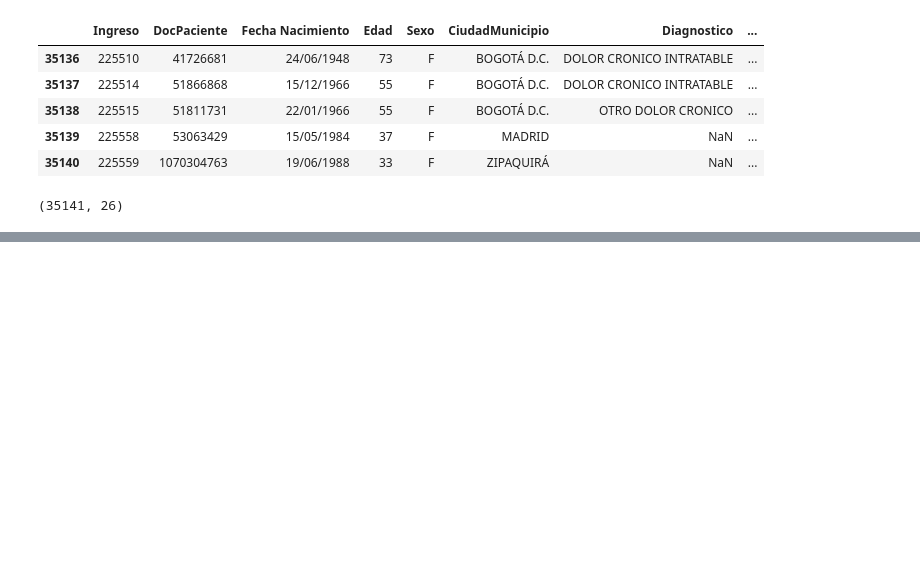
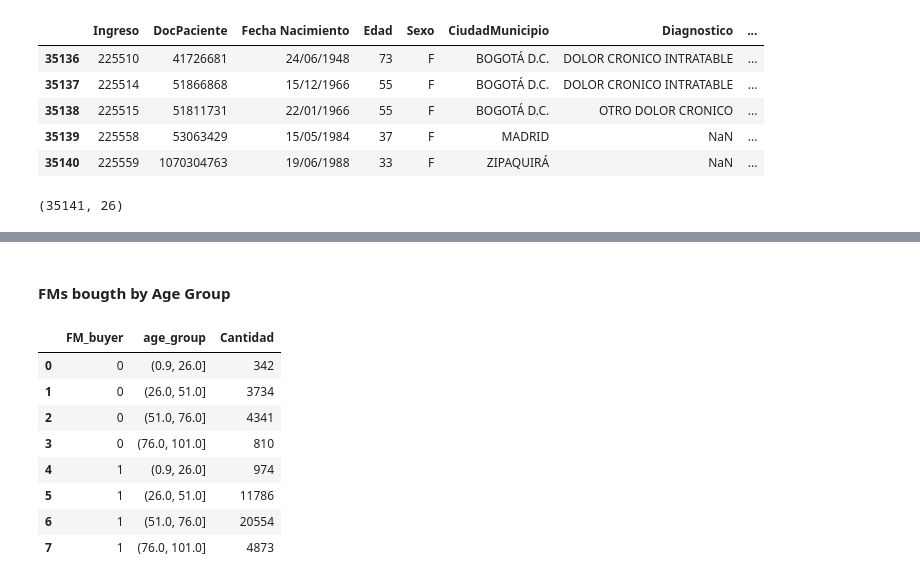
Before and after one commit to princeKike27/Khiron-Next-Buyers-FM, a Jupyter notebook: Khiron_Next_Buyers_FM.ipynb, the cells around one changed output, grey strips where cells are left out. Cells and saved outputs as stored; diff of their text form; code cells hidden in the pictures; blank space fills up the shorter version.

```diff
--- a/Khiron_Next_Buyers_FM.ipynb
+++ b/Khiron_Next_Buyers_FM.ipynb
@@ -665,0 +744,17 @@ df_merged.shape
+# %% [markdown]
+#### FMs bougth by Age Group
+# %%
+# groupby FM_buyer and age_group
+fm_age = df_proced_sales.groupby(['FM_buyer', 'age_group']).Cantidad.sum().reset_index()
+
+fm_age
+# %% [output]
+|  | FM_buyer | age_group | Cantidad |
+| 0 | 0 | (0.9, 26.0] | 342 |
+| 1 | 0 | (26.0, 51.0] | 3734 |
+| 2 | 0 | (51.0, 76.0] | 4341 |
+| 3 | 0 | (76.0, 101.0] | 810 |
+| 4 | 1 | (0.9, 26.0] | 974 |
+| 5 | 1 | (26.0, 51.0] | 11786 |
+| 6 | 1 | (51.0, 76.0] | 20554 |
+| 7 | 1 | (76.0, 101.0] | 4873 |
```
Also changed, not shown: parts of 29 cells of this notebook.
